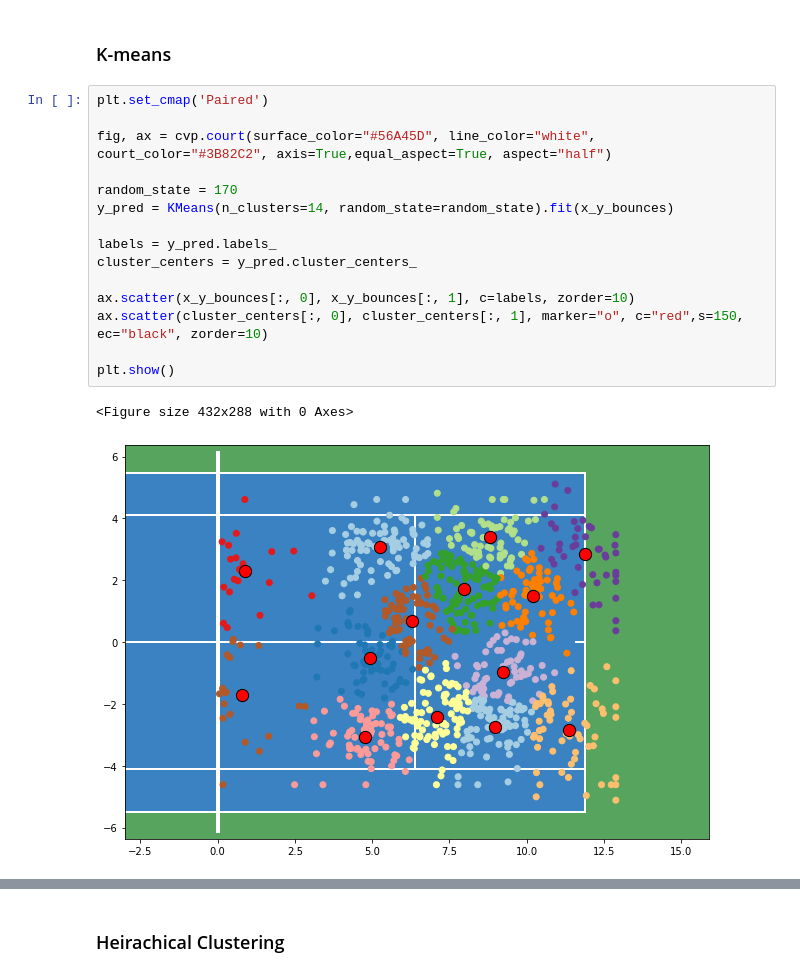
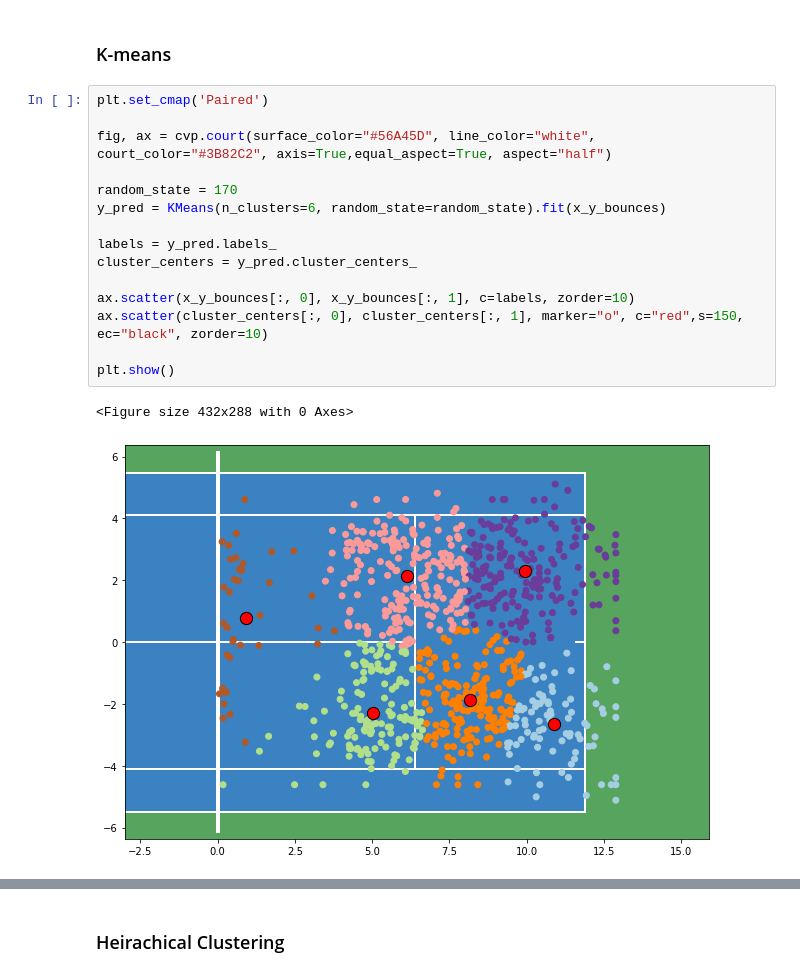
Before and after one commit to wyatt-ai/SportsAnalyticsConcordia, a Jupyter notebook: week-5.ipynb, the cells around one changed output, grey strips where cells are left out. Saved outputs shown, nothing was run; the diff lists cells and outputs as text.

```diff
--- a/week-5.ipynb
+++ b/week-5.ipynb
@@ -51,18 +64,18 @@ x_y_bounces = bounces[["x","y"]].to_numpy()
 # %%
 plt.set_cmap('Paired')
 
 fig, ax = cvp.court(surface_color="#56A45D", line_color="white", court_color="#3B82C2", axis=True,equal_aspect=True, aspect="half")
 
 random_state = 170
-y_pred = KMeans(n_clusters=14, random_state=random_state).fit(x_y_bounces)
+y_pred = KMeans(n_clusters=6, random_state=random_state).fit(x_y_bounces)
 
 labels = y_pred.labels_
 cluster_centers = y_pred.cluster_centers_
 
 ax.scatter(x_y_bounces[:, 0], x_y_bounces[:, 1], c=labels, zorder=10)
 ax.scatter(cluster_centers[:, 0], cluster_centers[:, 1], marker="o", c="red",s=150, ec="black", zorder=10)
 
 plt.show()
 # %% [output]
 <Figure size 432x288 with 0 Axes>
-[figure, old version]
+[figure, new version]
```
Also changed, not shown: parts of 6 cells of this notebook, 2 other files.
